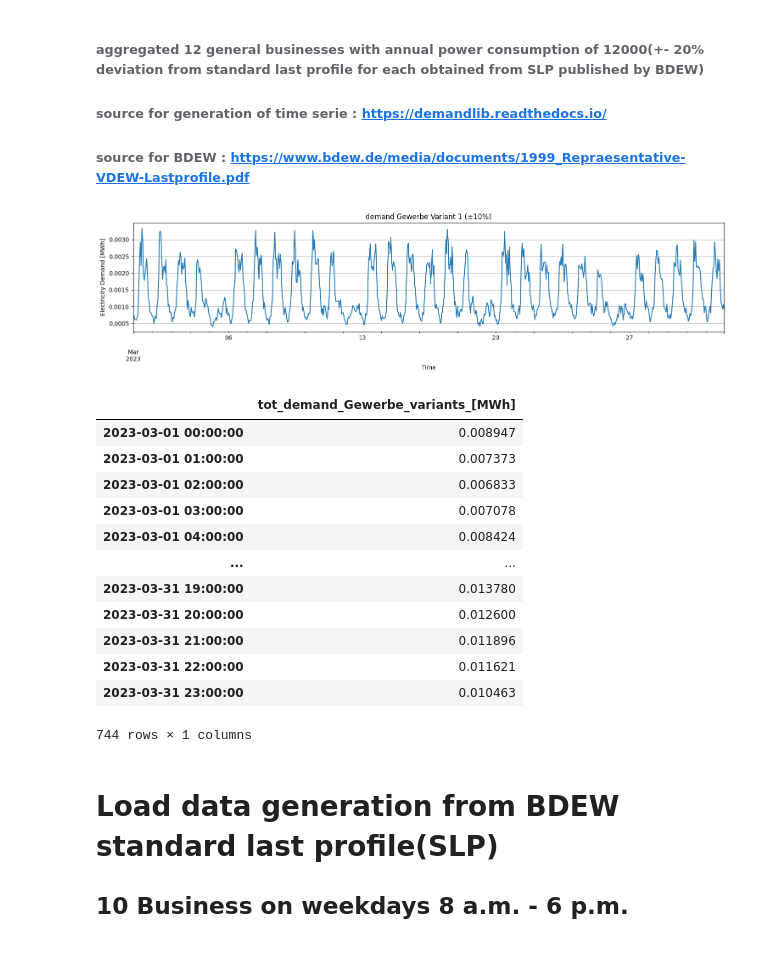
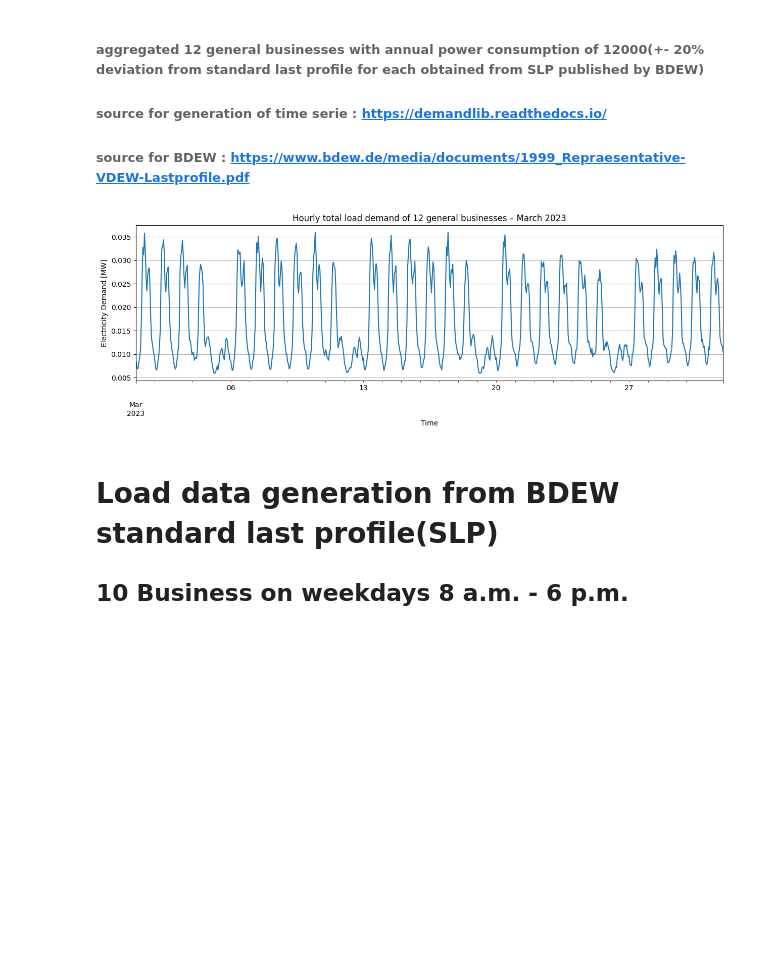
Before and after one commit to Moaztub/Master_thesis, a Jupyter notebook: DSM_MILP.ipynb, the cells around one changed output. Saved outputs shown, nothing was run; the diff lists cells and outputs as text; code cells hidden in the pictures; blank space fills up the shorter version.

```diff
--- a/DSM_MILP.ipynb
+++ b/DSM_MILP.ipynb
@@ -17,53 +17,46 @@ import xarray as xr
 
 e_slp = ElecSlp(year=2023)                     # general business
 g0_annual = 12000
 
 profile_g0 = e_slp.get_scaled_profiles({"g0": g0_annual})
 
 demand_Gewerbe = profile_g0["g0"].resample("1h").sum()
 demand_Gewerbe = demand_Gewerbe["2023-03-01":"2023-03-31"] / 1000
 demand_Gewerbe= demand_Gewerbe.to_frame(name="Demand [MWh]")
 #display(demand_Gewerbe.sum())
 
 np.random.seed(42)
 
 #  Generate 12 varied profiles
 gewerbe_variants_profiles = []
 
 for i in range(12):
     variation = np.random.uniform(0.8, 1.2, size=len(demand_Gewerbe))
     modified_values = demand_Gewerbe["Demand [MWh]"].values * variation
 
     df_variant = pd.DataFrame(modified_values, index=demand_Gewerbe.index, columns=[f"demand_Gewerbe_{i+1}_[MWh]"])
 
     gewerbe_variants_profiles.append(df_variant)
 
 all_gewerbe_variants = pd.concat(gewerbe_variants_profiles, axis=1)
 
-all_gewerbe_variants.iloc[:, 0].plot(figsize=(15, 4), title="demand Gewerbe Variant 1 (±10%)")
+#all_gewerbe_variants.iloc[:, 0].plot(figsize=(15, 4), title="demand Gewerbe Variant 1 (±10%)")
+#plt.xlabel("Time")
+#plt.ylabel("Electricity Demand [MWh]")
+#plt.grid(True)
+#plt.tight_layout()
+#plt.show()
+tot_Gewerbe = all_gewerbe_variants.sum(axis=1).to_frame(name="tot_demand_Gewerbe_variants_[MWh]")
+#display(tot_Gewerbe)
+#all_gewerbe_variants.head(5)
+tot_Gewerbe["tot_demand_Gewerbe_variants_[MWh]"].plot(figsize=(15, 4), title="Hourly total load demand of 12 general businesses – March 2023")
 plt.xlabel("Time")
-plt.ylabel("Electricity Demand [MWh]")
+plt.ylabel("Electricity Demand [MW]")
 plt.grid(True)
-plt.tight_layout()
+
 plt.show()
-tot_Gewerbe = all_gewerbe_variants.sum(axis=1).to_frame(name="tot_demand_Gewerbe_variants_[MWh]")
-display(tot_Gewerbe)
-#all_gewerbe_variants.head(5)
 # %% [output]
-[figure, old version]
+[figure, new version]
-|  | tot_demand_Gewerbe_variants_[MWh] |
-| 2023-03-01 00:00:00 | 0.008947 |
-| 2023-03-01 01:00:00 | 0.007373 |
-| 2023-03-01 02:00:00 | 0.006833 |
-| 2023-03-01 03:00:00 | 0.007078 |
-| 2023-03-01 04:00:00 | 0.008424 |
-| ... | ... |
-| 2023-03-31 19:00:00 | 0.013780 |
-| 2023-03-31 20:00:00 | 0.012600 |
-| 2023-03-31 21:00:00 | 0.011896 |
-| 2023-03-31 22:00:00 | 0.011621 |
-| 2023-03-31 23:00:00 | 0.010463 |
-744 rows × 1 columns
 # %% [markdown]
 # Load data generation from BDEW standard last profile(SLP)
 ## 10 Business on weekdays 8 a.m. - 6 p.m.
```
Also changed, not shown: parts of 17 cells of this notebook.
